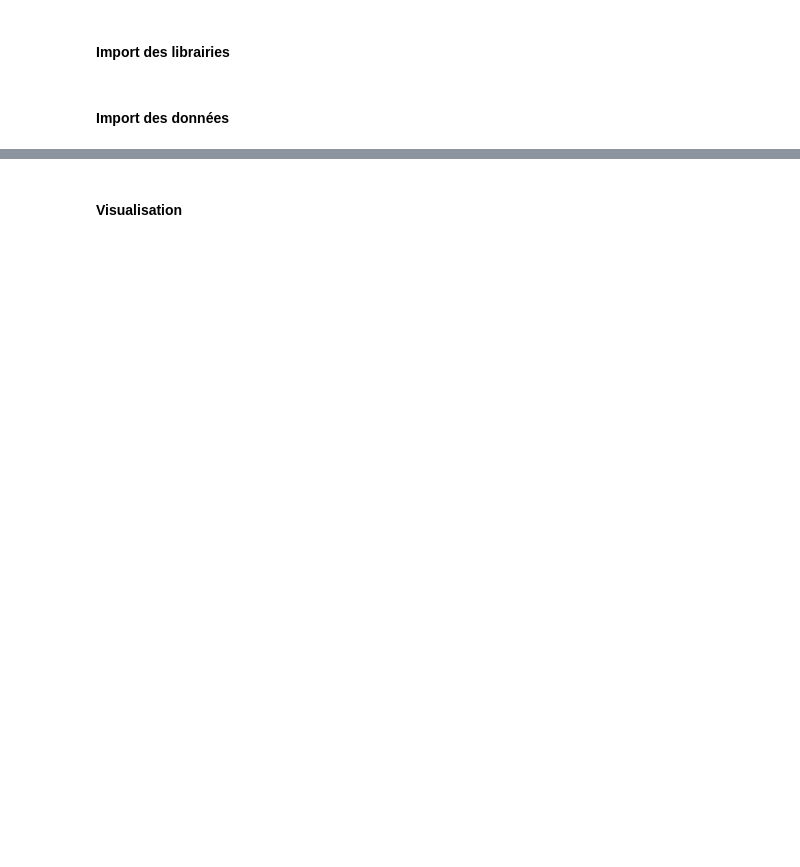
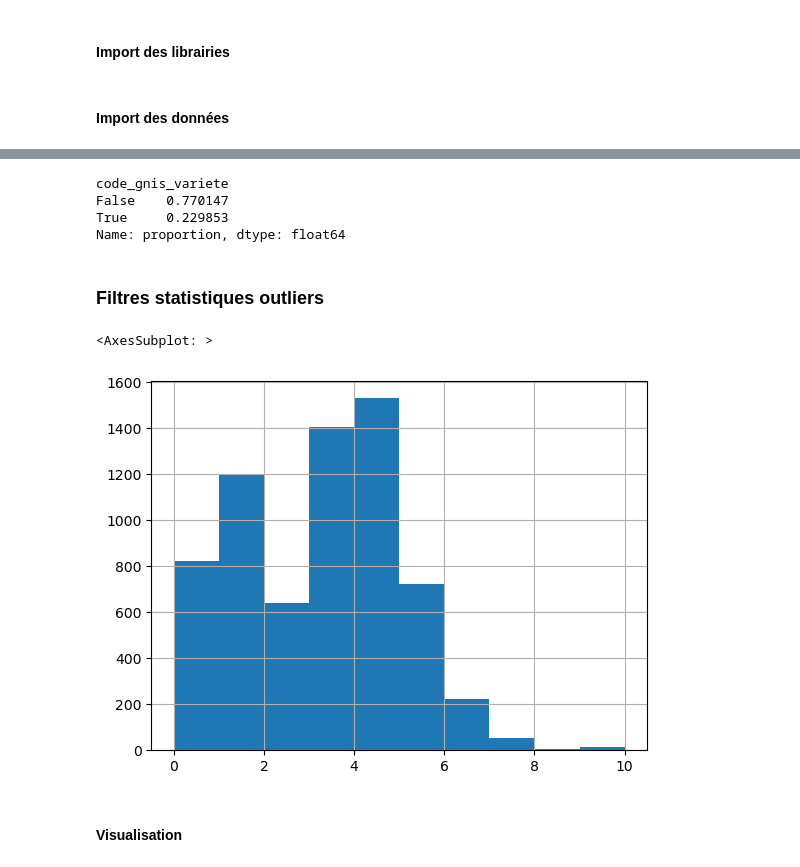
Before and after one commit to beren2/catalogue_script_agrosyst, a Jupyter notebook: scripts/prise_en_main/rendement_variete_ble.ipynb, the cells around one changed output, grey strips where cells are left out. Saved outputs shown, nothing was run; the diff lists cells and outputs as text; code cells hidden in the pictures; blank space fills up the shorter version.

Commit message:
simplification rendement_variete_ble

```diff
--- a/scripts/prise_en_main/rendement_variete_ble.ipynb
+++ b/scripts/prise_en_main/rendement_variete_ble.ipynb
@@ -87 +75,10 @@ df_culture_completed = pd.read_csv(path_culture_completed)
+# %%
+# Ajout de toutes les informations des composants de cultures à la table de récolte
+left = df['recolte_rendement_prix']
+right = df['recolte_rendement_prix_restructure']
+df['recolte_rendement_prix_extanded'] = pd.merge(left, right, left_index=True, right_index=True, how='left')
+
+left = df['recolte_rendement_prix_extanded'][['commercialisation_pct', 'autoconsommation_pct', 'rendement_moy', 'rendement_unite', 'composant_culture_id', 'prixref', 'prixref_unite']]
+right = df['composant_culture_extanded'][['nom_culture_acta', 'code_gnis_variete']]
+df['recolte_rendement_prix_extanded'] = pd.merge(left, right, left_on='composant_culture_id', right_index=True, how='left')
 # %% [markdown]
@@ -203,3 +86,43 @@ df_tonne_ms_ha_stats = df_tonne_ms_ha.groupby('denomination').apply(agg_denomina
+# %%
+# On sélectionne toutes les données qui sont du blé tendre d'hiver et qui ont une variété
+df_studied = df['recolte_rendement_prix_extanded'].loc[
+    (df['recolte_rendement_prix_extanded']['nom_culture_acta'] == STUDIED_CULTURE_ACTA)
+]
+# %%
+# Environ 80% des blés récoltés ont une variété saisie
+df_studied['code_gnis_variete'].isna().value_counts(1)
+# %% [output]
+code_gnis_variete
+False    0.770147
+True     0.229853
+Name: proportion, dtype: float64
+# %%
+# On sélectionne uniquement les récoltes avec l'unité étudiée et qui ont une variété de déclaré
+df_studied_rendement = df_studied.loc[
+    (df_studied['rendement_unite'] == STUDIED_UNIT) &
+    (~df_studied['code_gnis_variete'].isna())
+]
+# %% [markdown]
+### Filtres statistiques outliers
+# %%
+# on filtre le  derniers percentiles car erreurs de saisies
+percentiles = np.percentile(df_studied_rendement[['rendement_moy']], [0, 99])
+
+df_studied_rendement = df_studied_rendement.loc[
+    df_studied_rendement['rendement_moy'].between(percentiles[0], percentiles[1])
+]
+
+# on filtre toutes les variétés qui n'ont pas assez de saisie
+variete_count = df_studied_rendement['code_gnis_variete'].value_counts()
+
+df_studied_rendement = df_studied_rendement.loc[
+    df_studied_rendement['code_gnis_variete'].isin(variete_count.loc[variete_count > 100].index)
+]
+# %%
+df_studied_rendement['rendement_moy'].hist()
+# %% [output]
+<AxesSubplot: >
+[figure, added]
 # %% [markdown]
 #### Visualisation
 # %%
```
Also changed, not shown: parts of 14 cells of this notebook.
